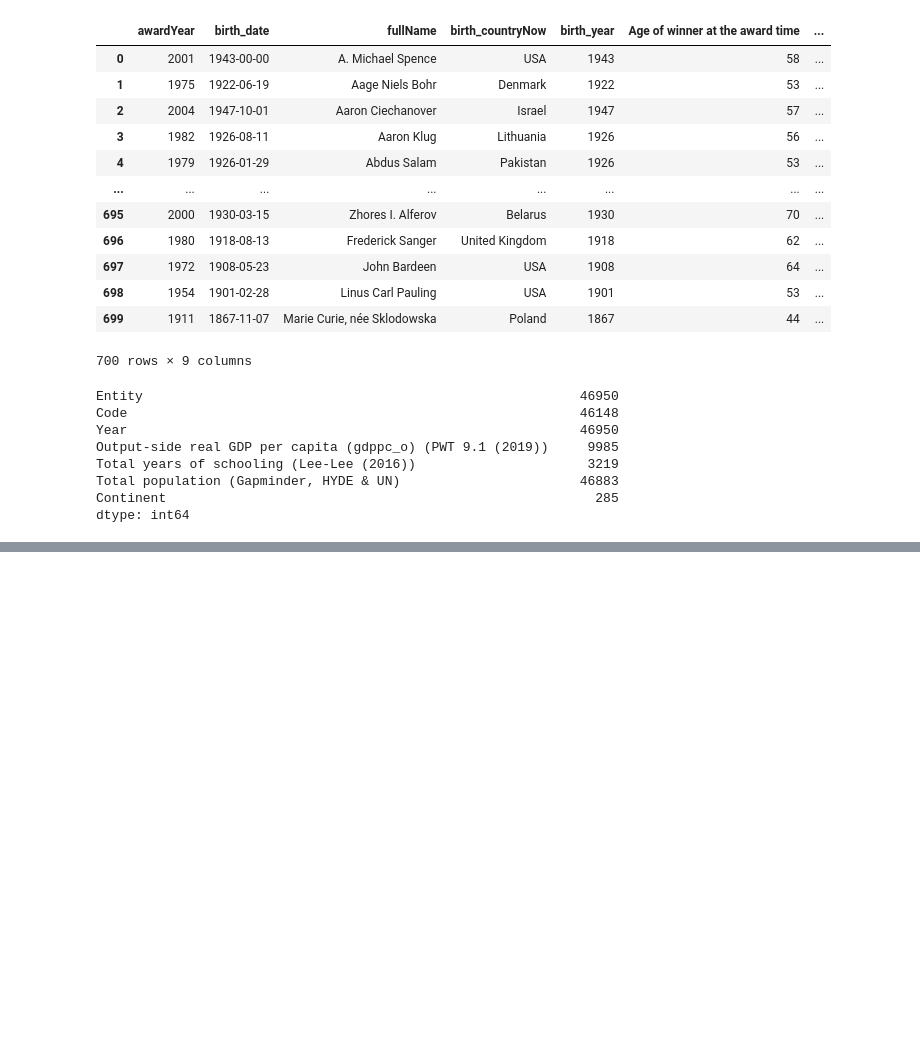
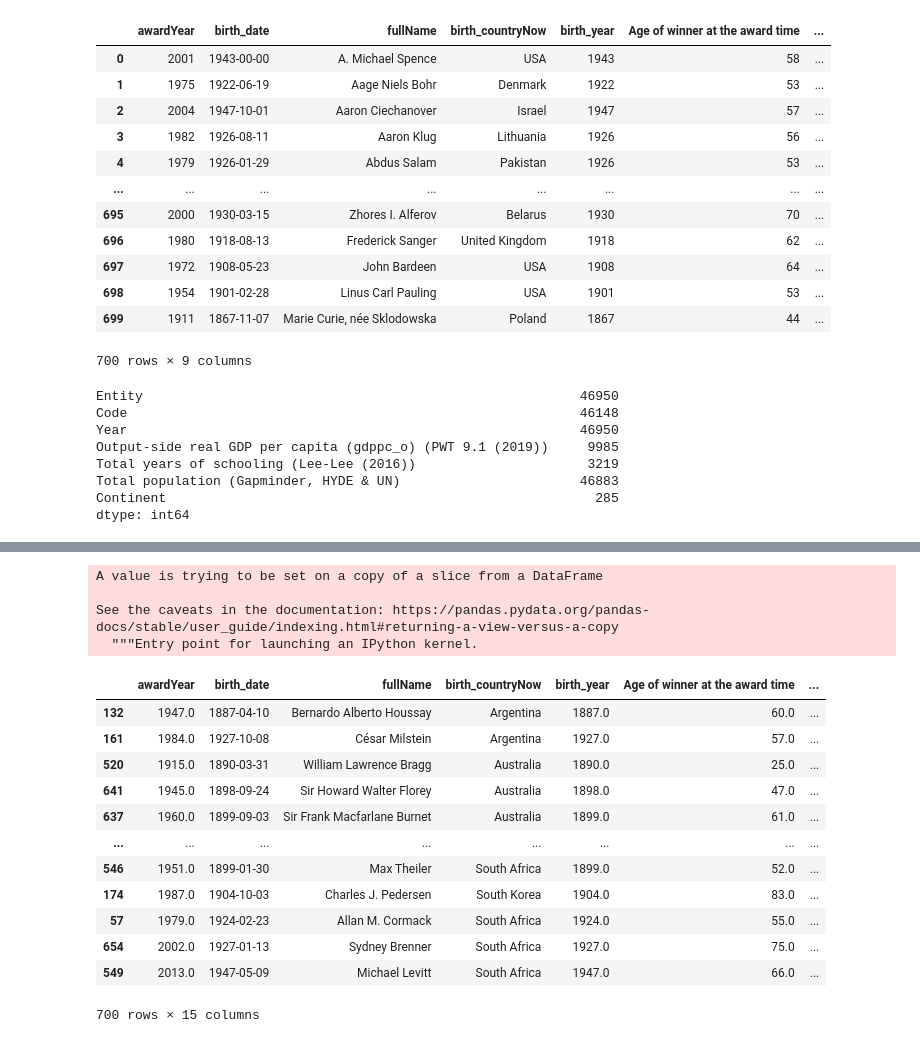
Before and after one commit to arturmusin47/nobel_prize_and_schooling, a Jupyter notebook: EDA.ipynb, the cells around one changed output, grey strips where cells are left out. Drawn from its saved outputs; the diff is of its cells as text; code cells hidden in the pictures; blank space fills up the shorter version.

```diff
--- a/EDA.ipynb
+++ b/EDA.ipynb
@@ -468,0 +483,21 @@ merged_for_schoolling
+# %%
+final_df.sort_values(by=['CODE', 'Year'], inplace=True)
+final_df
+# %% [output]
+A value is trying to be set on a copy of a slice from a DataFrame
+
+See the caveats in the documentation: https://pandas.pydata.org/pandas-docs/stable/user_guide/indexing.html#returning-a-view-versus-a-copy
+  """Entry point for launching an IPython kernel.
+|  | awardYear | birth_date | fullName | birth_countryNow | birth_year | Age of winner at the award time | ... |
+| 132 | 1947.0 | 1887-04-10 | Bernardo Alberto Houssay | Argentina | 1887.0 | 60.0 | ... |
+| 161 | 1984.0 | 1927-10-08 | César Milstein | Argentina | 1927.0 | 57.0 | ... |
+| 520 | 1915.0 | 1890-03-31 | William Lawrence Bragg | Australia | 1890.0 | 25.0 | ... |
+| 641 | 1945.0 | 1898-09-24 | Sir Howard Walter Florey | Australia | 1898.0 | 47.0 | ... |
+| 637 | 1960.0 | 1899-09-03 | Sir Frank Macfarlane Burnet | Australia | 1899.0 | 61.0 | ... |
+| ... | ... | ... | ... | ... | ... | ... | ... |
+| 546 | 1951.0 | 1899-01-30 | Max Theiler | South Africa | 1899.0 | 52.0 | ... |
+| 174 | 1987.0 | 1904-10-03 | Charles J. Pedersen | South Korea | 1904.0 | 83.0 | ... |
+| 57 | 1979.0 | 1924-02-23 | Allan M. Cormack | South Africa | 1924.0 | 55.0 | ... |
+| 654 | 2002.0 | 1927-01-13 | Sydney Brenner | South Africa | 1927.0 | 75.0 | ... |
+| 549 | 2013.0 | 1947-05-09 | Michael Levitt | South Africa | 1947.0 | 66.0 | ... |
+700 rows × 15 columns
```
Also changed, not shown: parts of 12 cells of this notebook, 1 other file.
